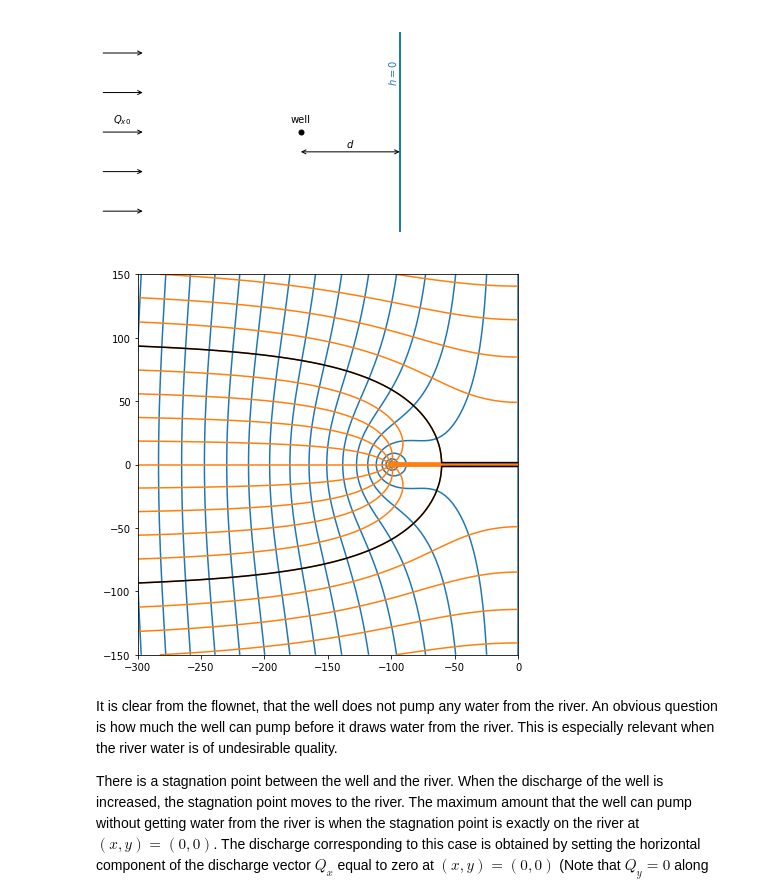
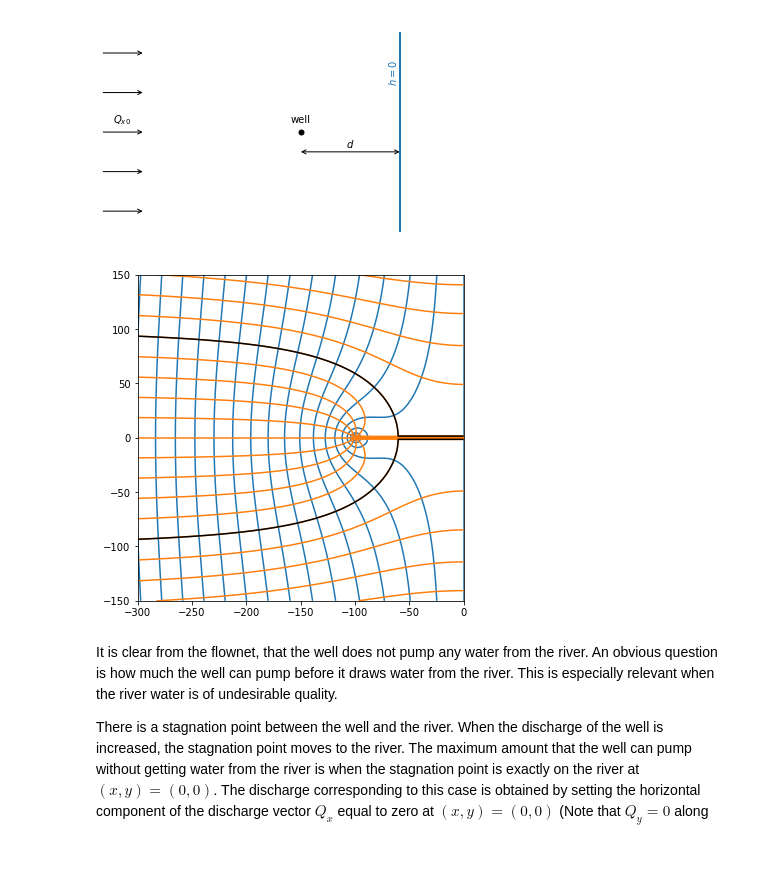
Before and after one commit to mbakker7/fun_notebooks, a Jupyter notebook: example_well_near_river_agu2019.ipynb, the cells around one changed output. Drawn from its saved outputs; the diff is of its cells as text; code cells hidden in the pictures; blank space fills up the shorter version.

```diff
--- a/example_well_near_river_agu2019.ipynb
+++ b/example_well_near_river_agu2019.ipynb
@@ -63,13 +61,13 @@ pot = phi(x, y)
 sf = psi(x, y)
 # %%
 # plot
-plt.figure(figsize=(7, 7))
+plt.figure(figsize=(7, 6))
 plt.contour(x, y, pot, 20, colors='C0', linestyles='solid')
 plt.contour(x, y, sf, 20, colors='C1', linestyles='solid')
 plt.contour(x, y, sf, [-Q / 2, Q / 2], colors='k', linestyles='-')
 plt.axis('scaled');
 # %% [output]
-[figure, old version]
+[figure, new version]
 # %% [markdown]
 It is clear from the flownet, that the well does not pump any water from the river. An obvious question is how much the well can pump before it draws water from the river. This is especially relevant when the river water is of undesirable quality.
 
```
Also changed, not shown: parts of 3 cells of this notebook, 1 other file.
